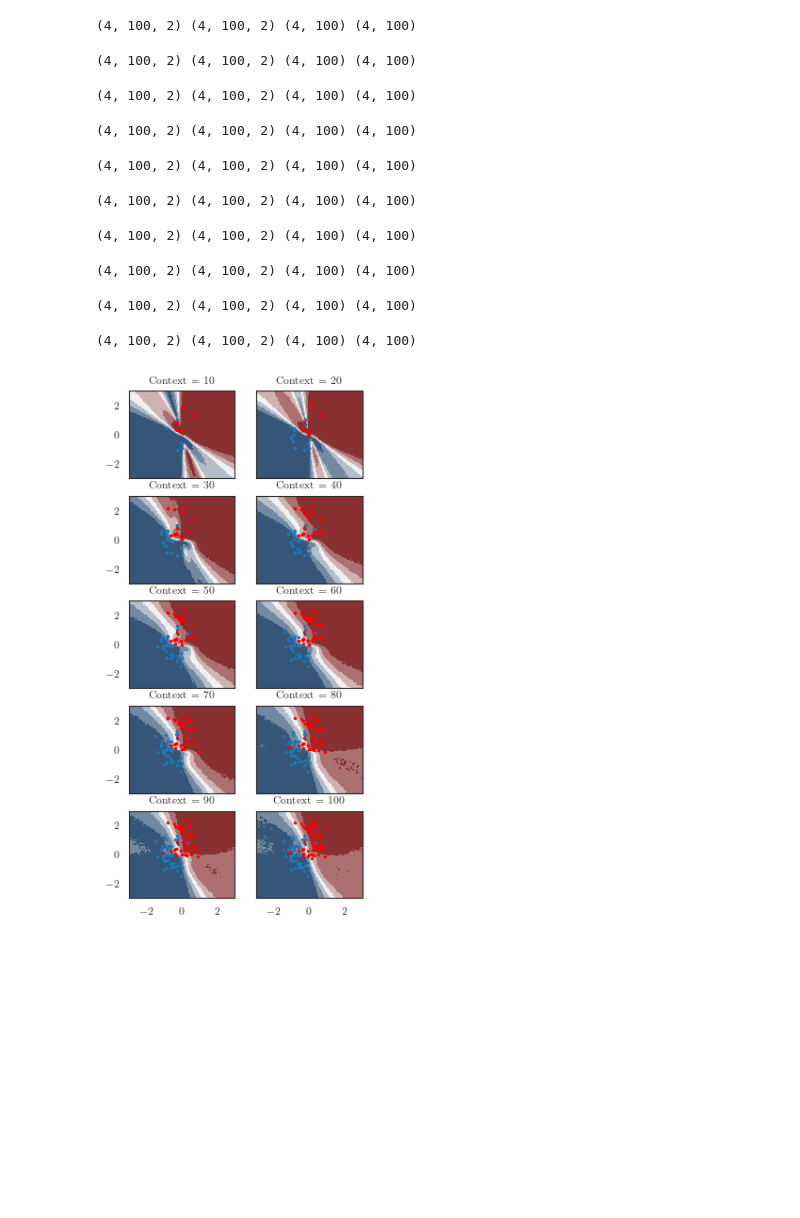
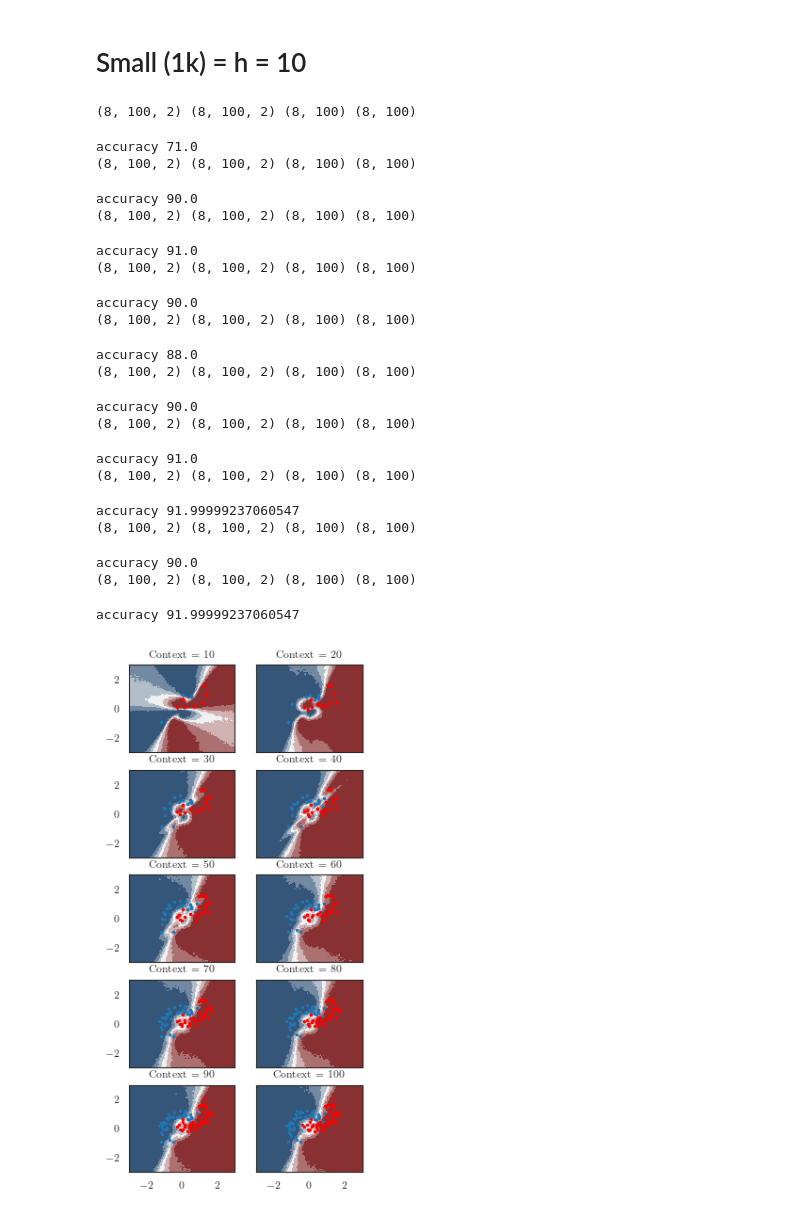
Before and after one commit to chirag-25/CNP, a Jupyter notebook: compare_MakeMoons.ipynb, the cells around one changed output. Cells and saved outputs as stored; diff of their text form; code cells hidden in the pictures; blank space fills up the shorter version.

Commit message:
HBNN for regression and different size comparison for make moon

```diff
--- a/compare_MakeMoons.ipynb
+++ b/compare_MakeMoons.ipynb
@@ -349,0 +498,23 @@ contexts_x.shape, contexts_y.shape, X_test_data.shape, Y_test_data.shape, X_trai
+# %%
+cmap = sns.diverging_palette(250, 12, s=85, l=25, as_cmap=True)
+cmap_uncertainty = sns.cubehelix_palette(light=1, as_cmap=True)
+
+fig, axs = plt.subplots(figsize=(3.2, 7), nrows=5, ncols=2, sharex=True, sharey=True)
+axs = axs.flatten()
+for i in range(len(context_points)):
+    contour = axs[i].contourf(
+        grid[:, 0].reshape((100, -1)),
+        grid[:, 1].reshape((100, -1)),
+        ppc_grid[:, i, :].std(axis=0).reshape(100, 100),
+        cmap=cmap_uncertainty,
+    )
+    X_plot = contexts_x[i]
+    Y_plot = contexts_y[i]
+    axs[i].scatter(X_plot[Y_plot == 0, 0], X_plot[Y_plot == 0, 1], label="Class 0", s = 2)
+    axs[i].scatter(X_plot[Y_plot == 1, 0], X_plot[Y_plot == 1, 1], color="r", label="Class 1", s= 2)
+    axs[i].set_title(f"Context = {context_points[i]}", fontsize = 8)
+    # sns.despine()
+    # ax.legend()
+# fig.suptitle('Angle {}'.format(angles[-1]), fontsize=8)
+plt.savefig("comparison_plots/mm_hbnn_uncertainty_medium_8angs.pdf", format="pdf", bbox_inches="tight")
+plt.show()
@@ -350,9 +534,11 @@ contexts_x.shape, contexts_y.shape, X_test_data.shape, Y_test_data.shape, X_trai
+# %% [markdown]
+# Small (1k) = h = 10
 # %%
 
 n_grps = len(angles)
 grid = np.mgrid[-3:3:100j, -3:3:100j].reshape((2, -1)).T
 D_H = 10
-args = {"num_samples": 1000, "num_chains": 1, "num_warmup": 1500}
+args = {"num_samples": 100, "num_chains": 1, "num_warmup": 200}
 grid_3d = np.repeat(grid[None, ...], n_grps, axis=0)
 
 accuracy_lst = []
@@ -363,44 +549,54 @@ for i in range(len(context_points)):
     Y_train = np.concatenate((Y_train_data, contexts_y[i].reshape(1, n_samples)) , axis = 0)
     X_test = np.concatenate((X_train_data, X_test_data.reshape(1, n_samples, 2) ), axis = 0)
     Y_test = np.concatenate((Y_train_data, Y_test_data.reshape(1, n_samples)), axis = 0)
-
 
     print(X_test.shape, X_train.shape, Y_test.shape, Y_train.shape)
     # print(X_train[-1][: 10])
 
     Y_hierarchical_pred_train, Y_hierarchical_pred_test, ppc_grid, mcmc_hier = fit_and_eval(hierarchical_nn, X_train, X_test, Y_train, Y_test, grid_3d, D_H, args )
     # trace_hier = mcmc_hier.get_samples()
 
     contour = axs[i].contourf(
         grid[:, 0].reshape((100, 100)),
         grid[:, 1].reshape((100, 100)),
         ppc_grid[:, -1, :].mean(axis=0).reshape(100, 100),
         cmap=cmap,
     )
     Y_hierarchical_pred_test = Y_hierarchical_pred_test.astype(int)
     # print(Y_hierarchical_pred_test[-1, :5], Y_test[-1, :5])
     acc = np.mean(Y_hierarchical_pred_test[-1, :] == Y_test[-1, :]) * n_samples
+    print(f"accuracy {acc}")
     accuracy_lst.append(acc)
     X_plot = X_train[-1]
     Y_plot = Y_train[-1]
     axs[i].scatter(X_plot[Y_plot == 0, 0], X_plot[Y_plot == 0, 1], label="Class 0", s = 2)
     axs[i].scatter(X_plot[Y_plot == 1, 0], X_plot[Y_plot == 1, 1], color="r", label="Class 1", s= 2)
     # sns.despine()
     # axs[i].tick_params(axis='both', which='both', labelsize=3)
     axs[i].set_title(f"Context = {context_points[i]}", fontsize = 8)
 # fig.legend(loc='upper center', fontsize=5, labels=['Class 0', 'Class 1'], bbox_to_anchor=(0.5, 0.04))
 # fig.suptitle('Angle {}'.format(angles[-1]), fontsize=8)
-plt.savefig("plots/bnn_contours.pdf", format="pdf", bbox_inches="tight")
+plt.savefig("comparison_plots/mm_hbnn_surface_small_8ang.pdf", format="pdf", bbox_inches="tight")
 plt.show()
 # %% [output]
-(4, 100, 2) (4, 100, 2) (4, 100) (4, 100)
+(8, 100, 2) (8, 100, 2) (8, 100) (8, 100)
-(4, 100, 2) (4, 100, 2) (4, 100) (4, 100)
+accuracy 71.0
+(8, 100, 2) (8, 100, 2) (8, 100) (8, 100)
-(4, 100, 2) (4, 100, 2) (4, 100) (4, 100)
+accuracy 90.0
+(8, 100, 2) (8, 100, 2) (8, 100) (8, 100)
-(4, 100, 2) (4, 100, 2) (4, 100) (4, 100)
+accuracy 91.0
+(8, 100, 2) (8, 100, 2) (8, 100) (8, 100)
-(4, 100, 2) (4, 100, 2) (4, 100) (4, 100)
+accuracy 90.0
+(8, 100, 2) (8, 100, 2) (8, 100) (8, 100)
-(4, 100, 2) (4, 100, 2) (4, 100) (4, 100)
+accuracy 88.0
+(8, 100, 2) (8, 100, 2) (8, 100) (8, 100)
-(4, 100, 2) (4, 100, 2) (4, 100) (4, 100)
+accuracy 90.0
+(8, 100, 2) (8, 100, 2) (8, 100) (8, 100)
-(4, 100, 2) (4, 100, 2) (4, 100) (4, 100)
+accuracy 91.0
+(8, 100, 2) (8, 100, 2) (8, 100) (8, 100)
-(4, 100, 2) (4, 100, 2) (4, 100) (4, 100)
+accuracy 91.99999237060547
+(8, 100, 2) (8, 100, 2) (8, 100) (8, 100)
-(4, 100, 2) (4, 100, 2) (4, 100) (4, 100)
+accuracy 90.0
+(8, 100, 2) (8, 100, 2) (8, 100) (8, 100)
+accuracy 91.99999237060547
-[figure, old version]
+[figure, new version]
```
Also changed, not shown: parts of 58 cells of this notebook, 58 other files.
